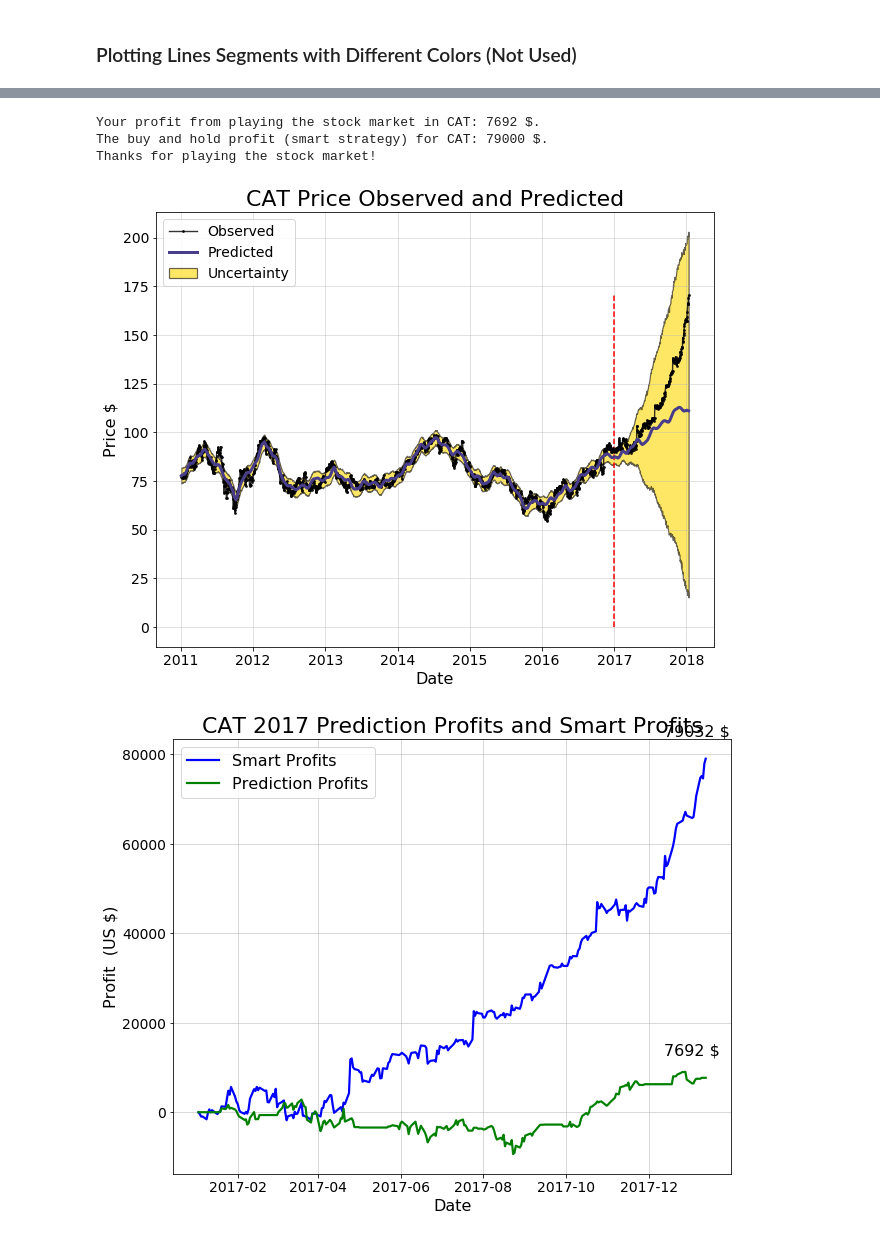
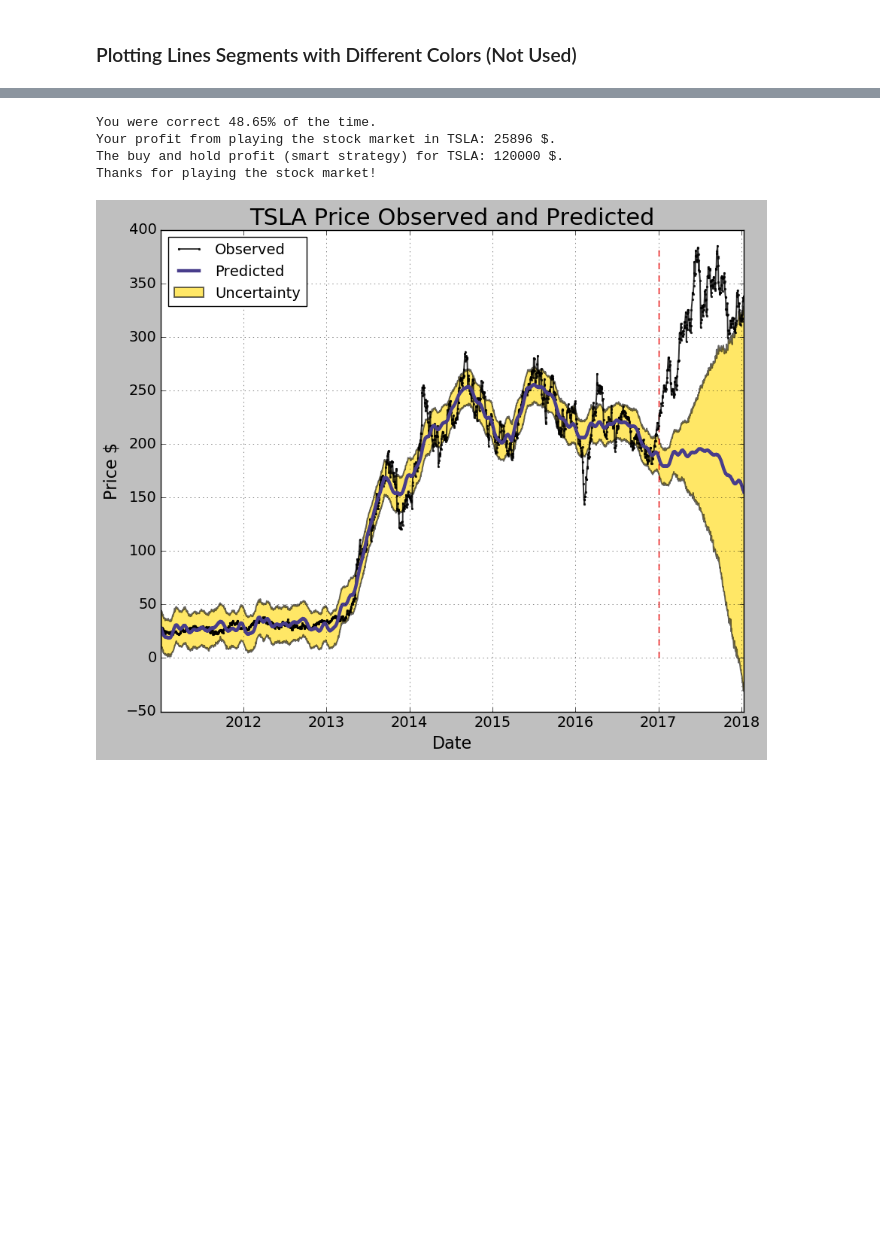
Before and after one commit to WillKoehrsen/Data-Analysis, a Jupyter notebook: additive_models/Stock Prediction with Additive Models.ipynb, the cells around one changed output, grey strips where cells are left out. Saved outputs shown, nothing was run; the diff lists cells and outputs as text; code cells hidden in the pictures; blank space fills up the shorter version.

```diff
--- a/additive_models/Stock Prediction with Additive Models.ipynb
+++ b/additive_models/Stock Prediction with Additive Models.ipynb
@@ -255,0 +328,4 @@ plt.legend();
+# %%
+print('Recommended Sell Dates:\n')
+for date, change in zip(future_sell['ds'], future_sell['diff']):
+    print('Date: {} \t Predicted Change: {:.2f}$.'.format(date.date(), change))
@@ -257,17 +335,26 @@ plt.legend();
 def plot_predictions(stock_df, forecast_df, ticker='TSLA'):
     # merge the two dataframes
     stock_plot = pd.merge(stock_df, forecast_df, on = 'ds', how = 'inner')
+
+    # Plot parameters
+    plt.style.use('classic')
+    matplotlib.rcParams['axes.labelsize'] = 16
+    matplotlib.rcParams['xtick.labelsize'] = 14
+    matplotlib.rcParams['ytick.labelsize'] = 14
+    matplotlib.rcParams['axes.titlesize'] = 22
+    matplotlib.rcParams['text.color'] = 'k'
+    matplotlib.rcParams['axes.facecolor'] = 'w'
 
     # Set up the plot
     fig, ax = plt.subplots(1, 1, figsize=(10, 8))
 
     # Plot the actual values
     ax.plot(stock_plot['ds'], stock_plot['y'], 'ko-', linewidth = 1.4, alpha = 0.8, ms = 1.8, label = 'Observed')
-    ax.plot(stock_plot['ds'], stock_plot['yhat'], 'darkslateblue',linewidth = 3, label = 'Predicted');
+    ax.plot(stock_plot['ds'], stock_plot['yhat'], 'darkslateblue',linewidth = 3.2, label = 'Predicted');
 
     # Plot the uncertainty interval
     ax.fill_between(stock_plot['ds'].dt.to_pydatetime(), stock_plot['yhat_upper'], stock_plot['yhat_lower'], alpha = 0.6,
-                   facecolor = 'gold', edgecolor = 'k', linewidth = 1.2, label = 'Uncertainty')
+                   facecolor = 'gold', edgecolor = 'k', linewidth = 1.4, label = 'Uncertainty')
 
     # Put a vertical line at the start of predictions
     plt.vlines(x='2017-01-01', ymin=0, ymax=max(stock_plot['y']), colors = 'r',
@@ -303,17 +390,20 @@ def plot_profits(results, ticker):
     last_date = results.ix[len(results) - 1, 'ds']
     text_location = (last_date - pd.DateOffset(months = 1)).date()
 
+    # Set the style
+    plt.style.use('dark_background')
+
     # Set up the plot
     plt.figure(figsize=(10, 8))
 
     # Smart Profits
     plt.plot(results['ds'], results['total_smart'], 'b',
-         linewidth = 2.2, label = 'Smart Profits')
+         linewidth = 3.0, label = 'Smart Profits')
 
     # Prediction Profits
     plt.plot(results['ds'], results['total_profit'],
          color = 'g' if final_profit > 0 else 'r',
-         linewidth = 2.2, label = 'Prediction Profits')
+         linewidth = 3.0, label = 'Prediction Profits')
 
     # Labels and Title
     plt.ylabel('Profit  (US $)'); plt.xlabel('Date');
@@ -325,13 +415,13 @@ def plot_profits(results, ticker):
 
     # Add label for final total profit
     plt.text(x = text_location,
-         y =  final_profit + 3000,
+         y =  final_profit +  (final_profit / 40),
          s = '%d $' % final_profit,
-        color = 'k' if final_profit > 0 else 'r',
+        color = 'w' if final_profit > 0 else 'r',
         size = 16)
     # Add label for final smart profits
     plt.text(x = text_location,
-         y =  final_smart + 3000,
+         y =  final_smart + (final_smart / 40),
          s = '%d $' % final_smart,
-        color = 'k' if final_smart > 0 else 'r',
+        color = 'w' if final_smart > 0 else 'r',
         size = 16);
@@ -427,6 +574,9 @@ def stock_predictor(ticker='TSLA'):
 
     performance = {'pred_profit': total_profit, 'smart_profit': smart_profit, 'accuracy': accuracy}
 
+    print('You were correct {:.2f}% of the time.'.format(accuracy))
     print('Your profit from playing the stock market in {}: {:.0f} $.'.format(ticker, total_profit))
     print('The buy and hold profit (smart strategy) for {}: {:.0f} $.'.format(ticker, smart_profit))
     print('Thanks for playing the stock market!')
+
+    return(stock_clean)
@@ -441,8 +583,8 @@ Thanks for playing the stock market!
-# %%
-stock_predictor('CAT')
-# %% [output]
-Your profit from playing the stock market in CAT: 7692 $.
-The buy and hold profit (smart strategy) for CAT: 79000 $.
-Thanks for playing the stock market!
-[figure, removed]
-[figure, removed]
+# %%
+stock = stock_predictor('TSLA')
+# %% [output]
+You were correct 48.65% of the time.
+Your profit from playing the stock market in TSLA: 25896 $.
+The buy and hold profit (smart strategy) for TSLA: 120000 $.
+Thanks for playing the stock market!
+[figure, added]
```
Also changed, not shown: parts of 18 cells of this notebook, 1 other file.
